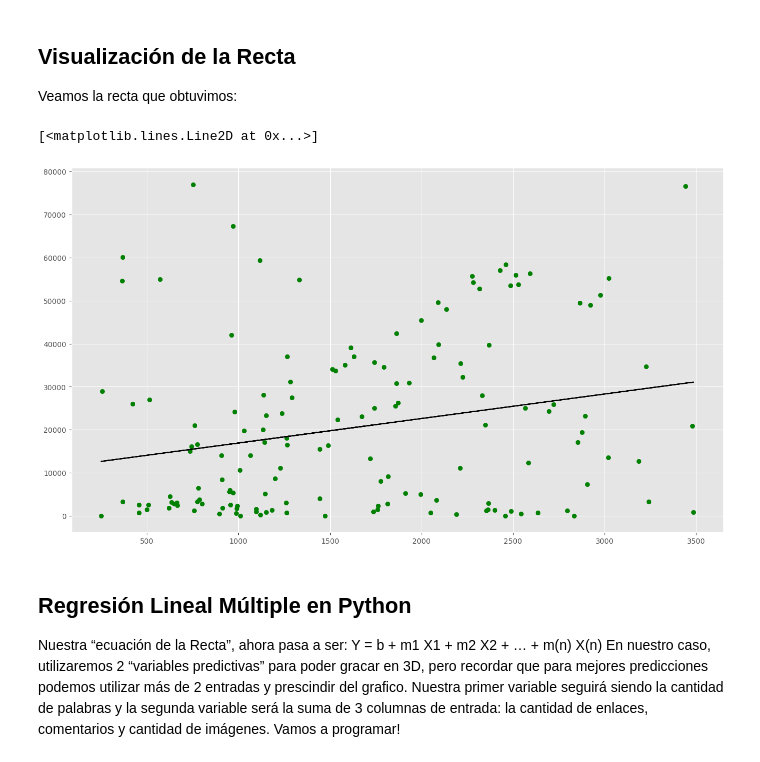
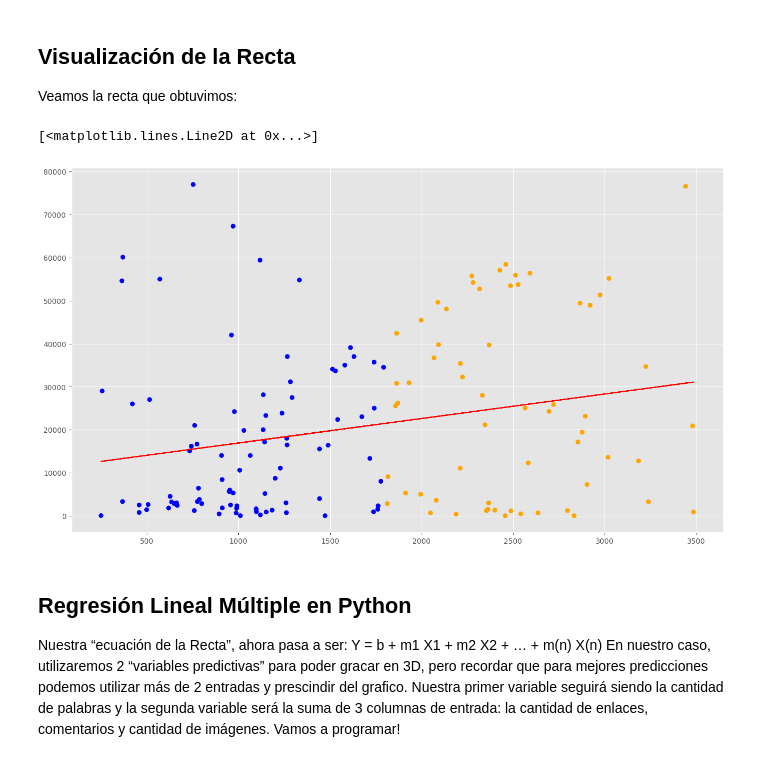
Before and after one commit to rhynzler/regresion-lineal, a Jupyter notebook: regresion_lineal.ipynb, the cells around one changed output. Drawn from its saved outputs; the diff is of its cells as text; code cells hidden in the pictures.

```diff
--- a/regresion_lineal.ipynb
+++ b/regresion_lineal.ipynb
@@ -145,11 +145,11 @@ array([22595.61053785])
 
 Veamos la recta que obtuvimos:
 # %%
-plt.scatter(X_train, y_train, color="g")
-plt.plot(dataX, y_pred, color="k")
+plt.scatter(X_train, y_train, color=asignar)
+plt.plot(dataX, y_pred, color="r")
 # %% [output]
 [<matplotlib.lines.Line2D at 0x...>]
-[figure, old version]
+[figure, new version]
 # %% [markdown]
 ## Regresión Lineal Múltiple en Python
 
```
